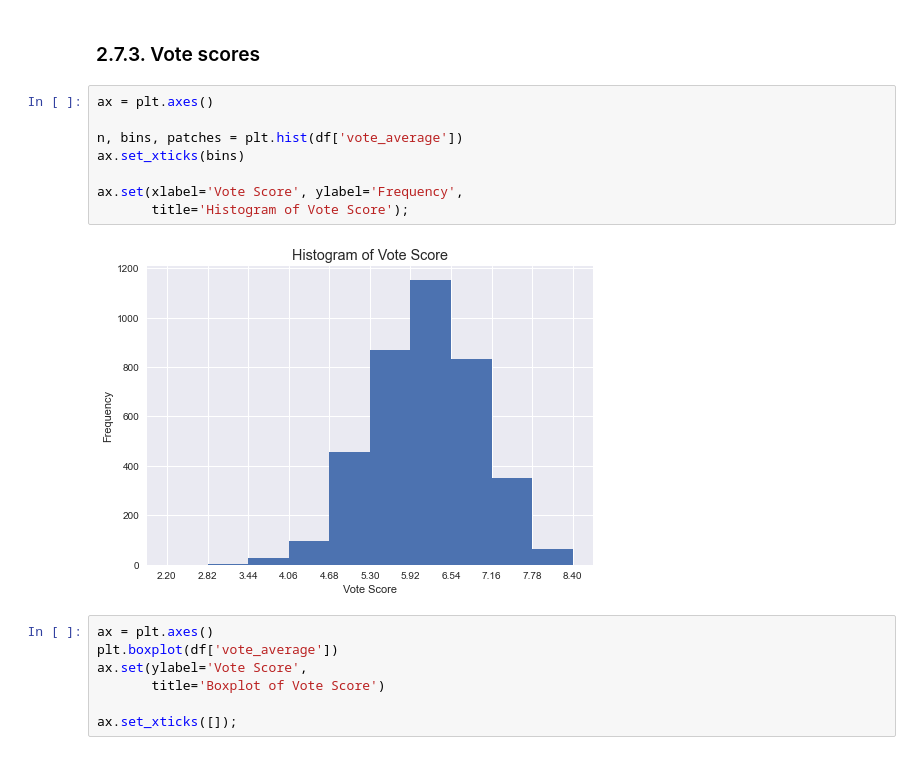
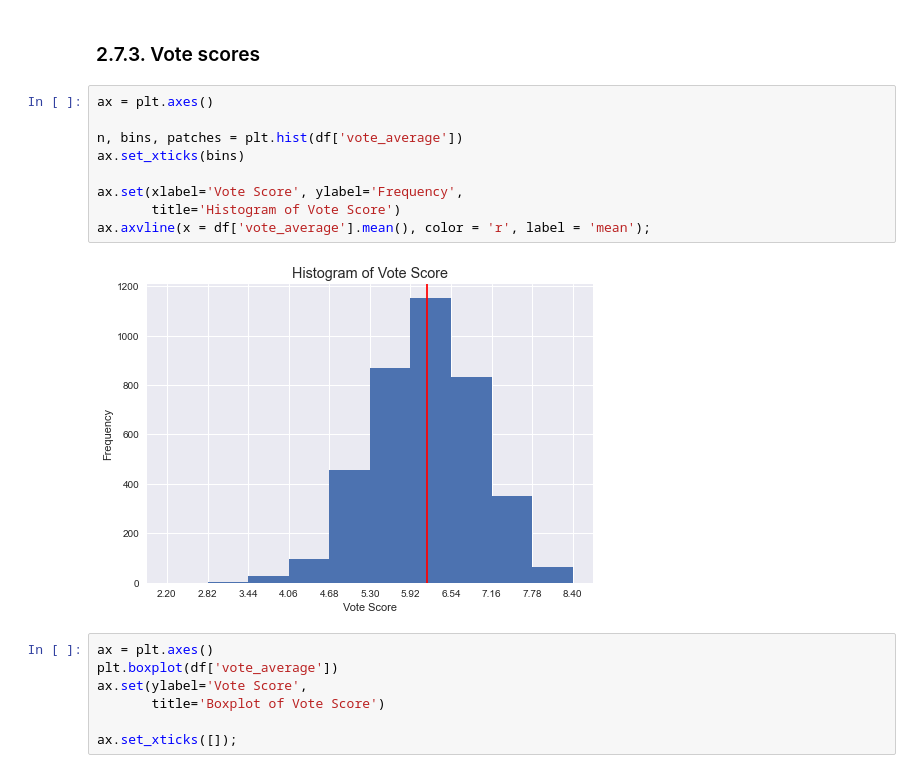
Before and after one commit to jisooleeworks/blog-code, a Jupyter notebook: tmdb_post.ipynb, the cells around one changed output. Saved outputs shown, nothing was run; the diff lists cells and outputs as text.

Commit message:
Add mean line tmdb

```diff
--- a/tmdb_post.ipynb
+++ b/tmdb_post.ipynb
@@ -385,13 +385,14 @@ There are a very small number of movies that involve Western, Documentary, Forei
 # %%
 ax = plt.axes()
 
 n, bins, patches = plt.hist(df['vote_average'])
 ax.set_xticks(bins)
 
 ax.set(xlabel='Vote Score', ylabel='Frequency',
-       title='Histogram of Vote Score');
+       title='Histogram of Vote Score')
+ax.axvline(x = df['vote_average'].mean(), color = 'r', label = 'mean');
 # %% [output]
-[figure, old version]
+[figure, new version]
 # %%
 ax = plt.axes()
 plt.boxplot(df['vote_average'])
```
